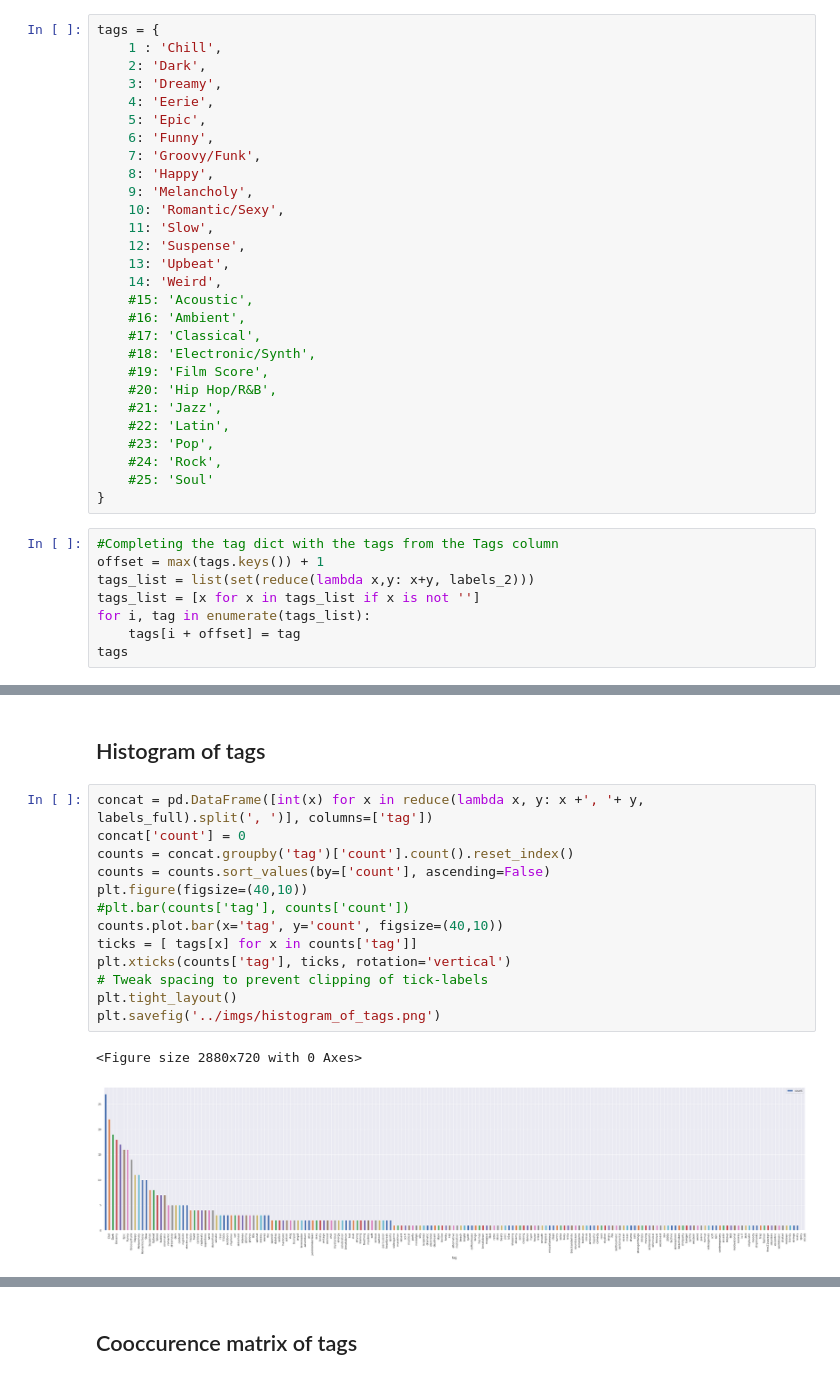
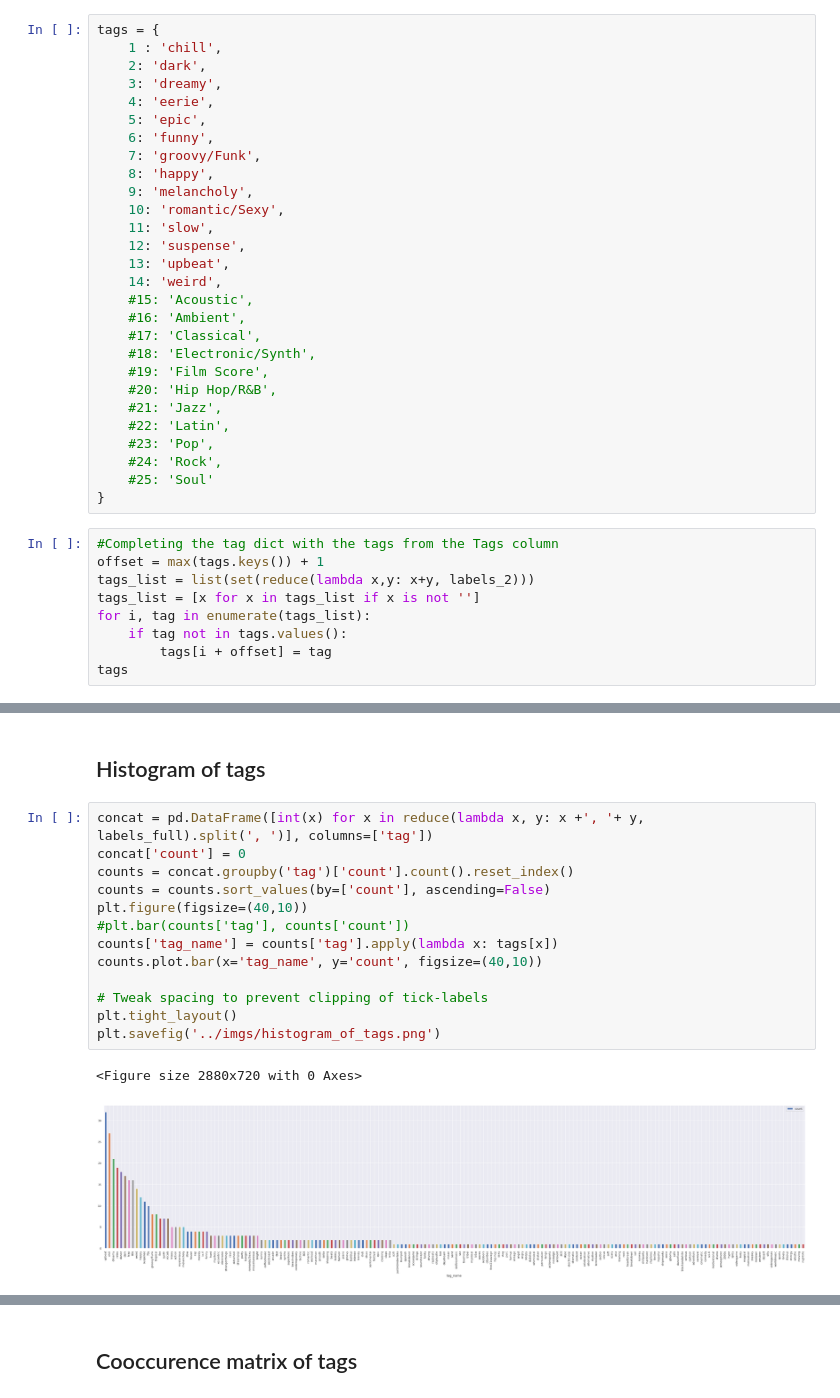
Before and after one commit to TRASH-INC/music-auto_tagging-keras, a Jupyter notebook: notebooks/features visualization.ipynb, the cells around one changed output, grey strips where cells are left out. Saved outputs shown, nothing was run; the diff lists cells and outputs as text.

Commit message:
fixed the histogram

```diff
--- a/notebooks/features visualization.ipynb
+++ b/notebooks/features visualization.ipynb
@@ -71,20 +71,20 @@ labels_2.head()
 Name: Tags, dtype: object
 # %%
 tags = {
-    1 : 'Chill',
-    2: 'Dark',
-    3: 'Dreamy',
-    4: 'Eerie',
-    5: 'Epic',
-    6: 'Funny',
-    7: 'Groovy/Funk',
-    8: 'Happy',
-    9: 'Melancholy',
-    10: 'Romantic/Sexy',
-    11: 'Slow',
-    12: 'Suspense',
-    13: 'Upbeat',
-    14: 'Weird',
+    1 : 'chill',
+    2: 'dark',
+    3: 'dreamy',
+    4: 'eerie',
+    5: 'epic',
+    6: 'funny',
+    7: 'groovy/Funk',
+    8: 'happy',
+    9: 'melancholy',
+    10: 'romantic/Sexy',
+    11: 'slow',
+    12: 'suspense',
+    13: 'upbeat',
+    14: 'weird',
     #15: 'Acoustic',
     #16: 'Ambient',
     #17: 'Classical',
@@ -103,6 +103,7 @@ offset = max(tags.keys()) + 1
 tags_list = list(set(reduce(lambda x,y: x+y, labels_2)))
 tags_list = [x for x in tags_list if x is not '']
 for i, tag in enumerate(tags_list):
-    tags[i + offset] = tag
+    if tag not in tags.values():
+        tags[i + offset] = tag
 tags
 # %% [output]
@@ -162,16 +167,16 @@ dtype: object
 # %%
 concat = pd.DataFrame([int(x) for x in reduce(lambda x, y: x +', '+ y, labels_full).split(', ')], columns=['tag'])
 concat['count'] = 0
 counts = concat.groupby('tag')['count'].count().reset_index()
 counts = counts.sort_values(by=['count'], ascending=False)
 plt.figure(figsize=(40,10))
 #plt.bar(counts['tag'], counts['count'])
-counts.plot.bar(x='tag', y='count', figsize=(40,10))
-ticks = [ tags[x] for x in counts['tag']]
-plt.xticks(counts['tag'], ticks, rotation='vertical')
+counts['tag_name'] = counts['tag'].apply(lambda x: tags[x])
+counts.plot.bar(x='tag_name', y='count', figsize=(40,10))
+
 # Tweak spacing to prevent clipping of tick-labels
 plt.tight_layout()
 plt.savefig('../imgs/histogram_of_tags.png')
 # %% [output]
 <Figure size 2880x720 with 0 Axes>
-[figure, old version]
+[figure, new version]
```
Also changed, not shown: parts of 10 cells of this notebook, 2 other files.
